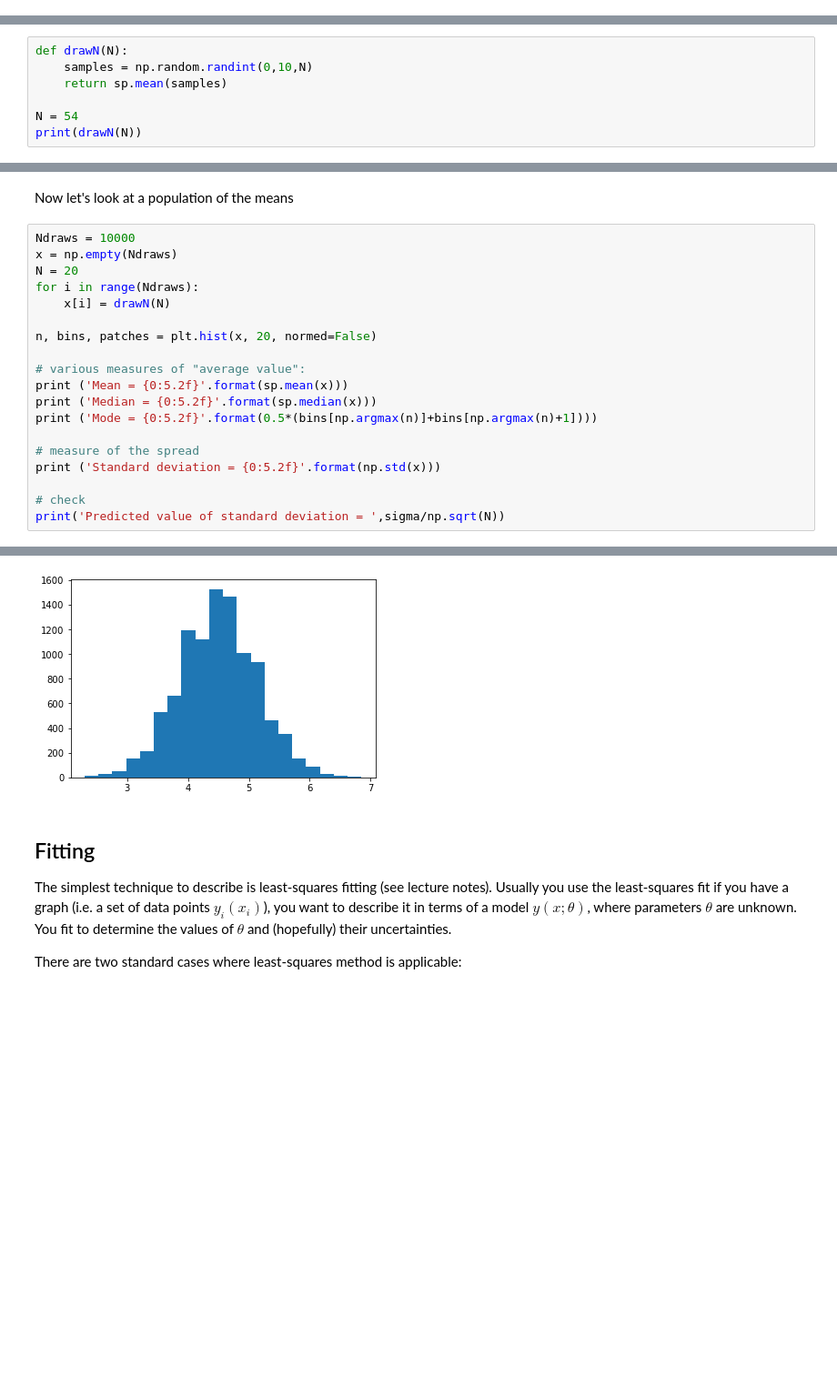
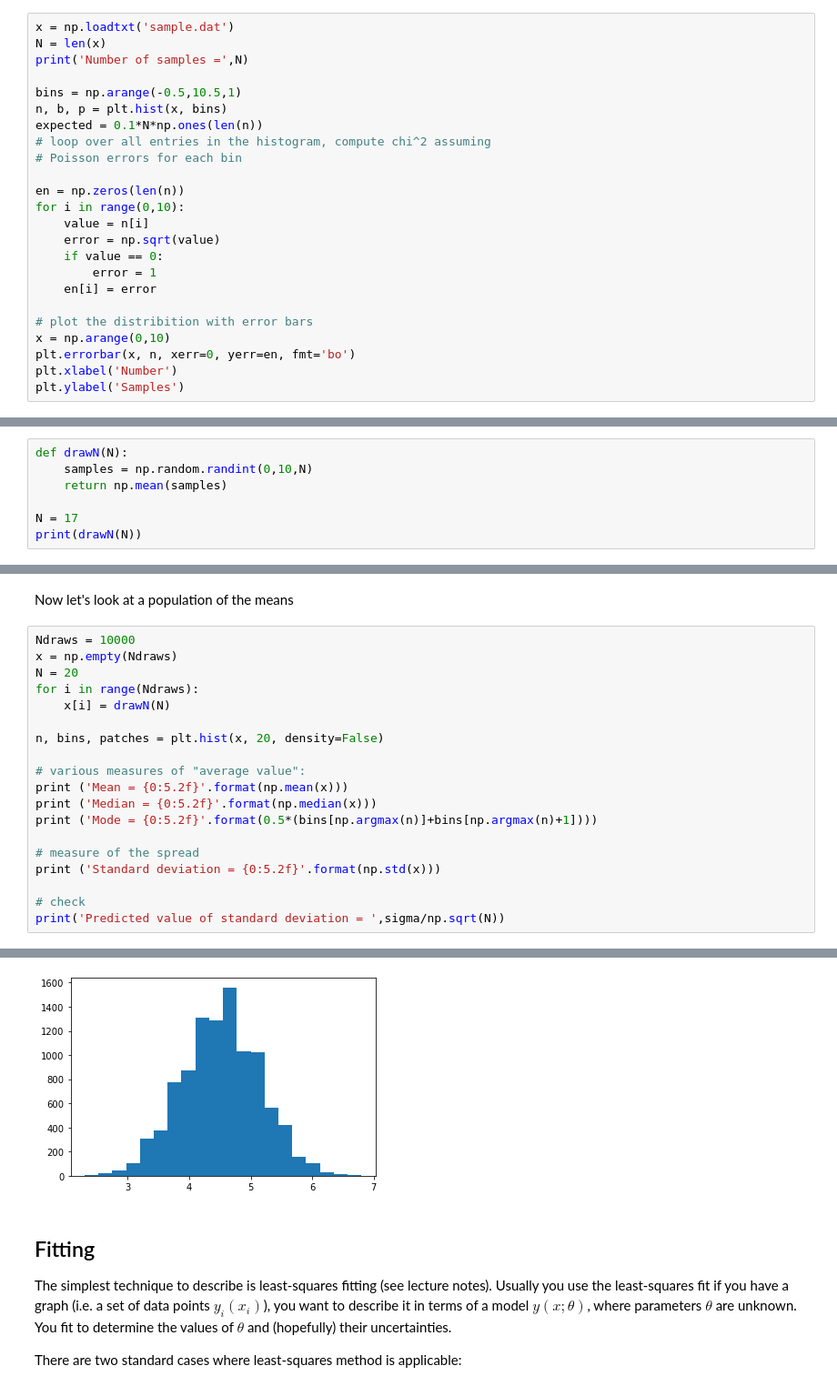
Before and after one commit to ds-connectors/Physics-88-Fa20, a Jupyter notebook: Week07/Lecture05_stat.ipynb, the cells around one changed output, grey strips where cells are left out. Shown at 91% size. Saved outputs shown, nothing was run; the diff lists cells and outputs as text; blank space fills up the shorter version.

```diff
--- a/Week07/Lecture05_stat.ipynb
+++ b/Week07/Lecture05_stat.ipynb
@@ -62,0 +65,24 @@ Standard deviation =  23.3
+# %%
+x = np.loadtxt('sample.dat')
+N = len(x)
+print('Number of samples =',N)
+
+bins = np.arange(-0.5,10.5,1)
+n, b, p = plt.hist(x, bins)
+expected = 0.1*N*np.ones(len(n))
+# loop over all entries in the histogram, compute chi^2 assuming
+# Poisson errors for each bin
+
+en = np.zeros(len(n))
+for i in range(0,10):
+    value = n[i]
+    error = np.sqrt(value)
+    if value == 0:
+        error = 1
+    en[i] = error
+
+# plot the distribition with error bars
+x = np.arange(0,10)
+plt.errorbar(x, n, xerr=0, yerr=en, fmt='bo')
+plt.xlabel('Number')
+plt.ylabel('Samples')
@@ -98,8 +128,8 @@ We will now draw 54 random <i>integer</i> numbers uniformly distributed between
 # %%
 def drawN(N):
     samples = np.random.randint(0,10,N)
-    return sp.mean(samples)
+    return np.mean(samples)
 
-N = 54
+N = 17
 print(drawN(N))
 # %% [output]
@@ -113,11 +143,11 @@ N = 20
 for i in range(Ndraws):
     x[i] = drawN(N)
 
-n, bins, patches = plt.hist(x, 20, normed=False)
+n, bins, patches = plt.hist(x, 20, density=False)
 
 # various measures of "average value":
-print ('Mean = {0:5.2f}'.format(sp.mean(x)))
-print ('Median = {0:5.2f}'.format(sp.median(x)))
+print ('Mean = {0:5.2f}'.format(np.mean(x)))
+print ('Median = {0:5.2f}'.format(np.median(x)))
 print ('Mode = {0:5.2f}'.format(0.5*(bins[np.argmax(n)]+bins[np.argmax(n)+1])))
 
 # measure of the spread
@@ -134,4 +164,4 @@ Predicted value of standard deviation =  [ 0.2236068  0.2236068  0.2236068  0.22
-[figure, old version]
+[figure, new version]
 # %% [markdown]
 ## Fitting
 
```
Also changed, not shown: parts of 18 cells of this notebook.
